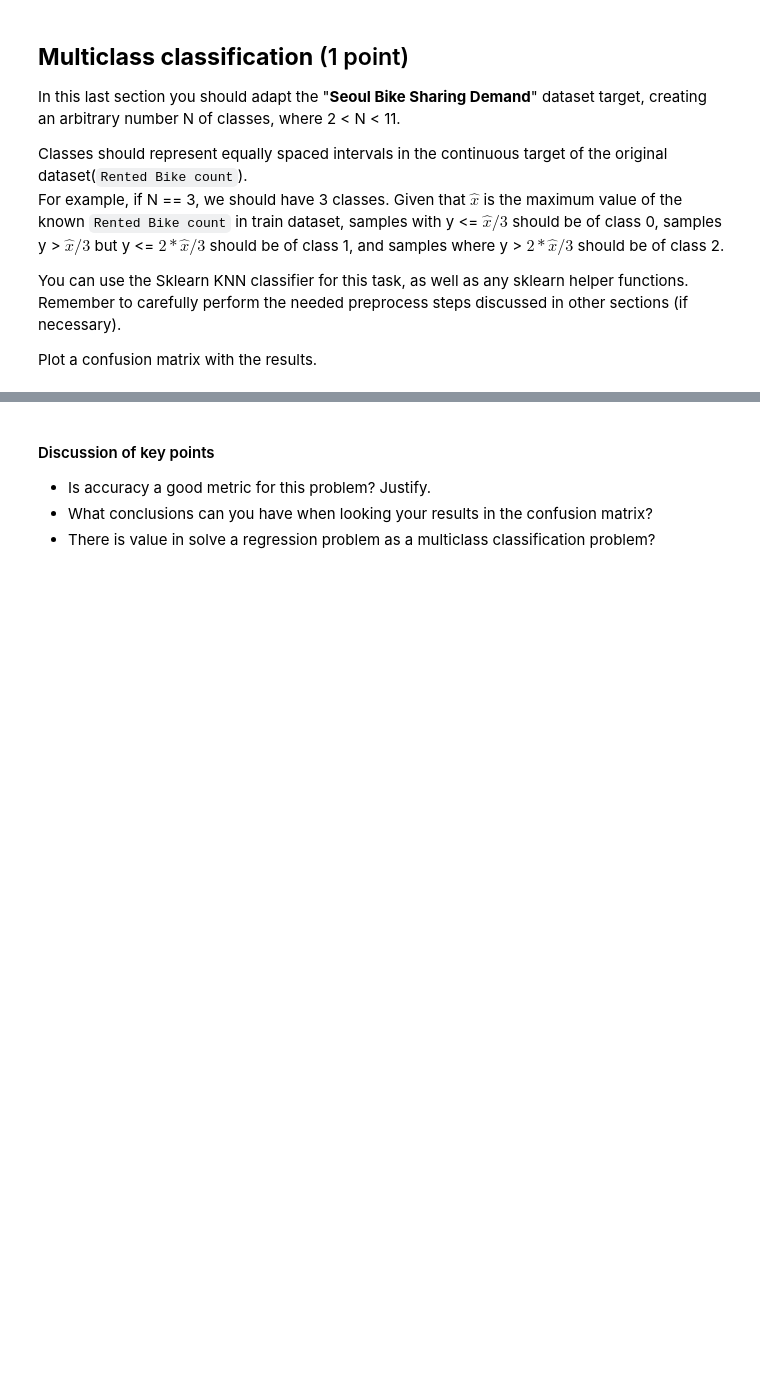
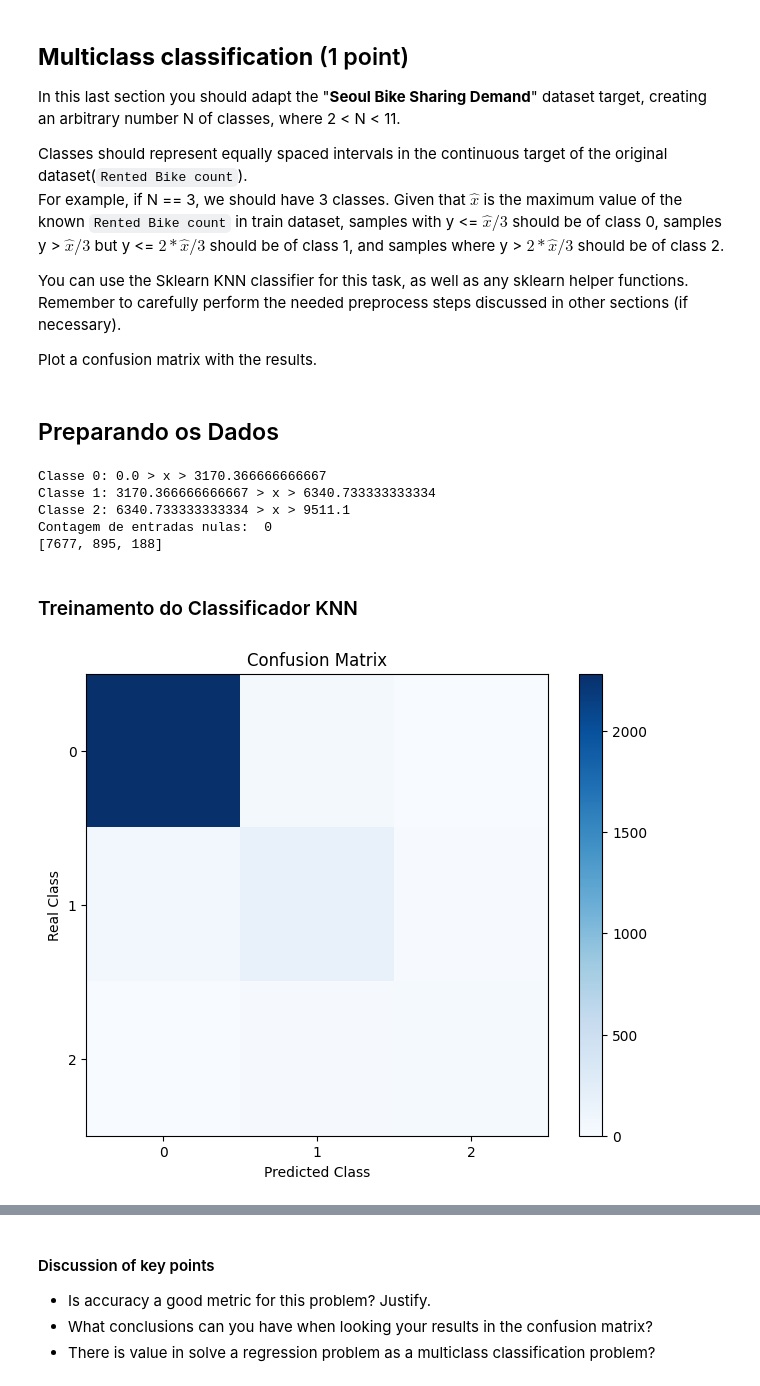
Before and after one commit to TheDeas343/MC886, a Jupyter notebook: Projects/P1/MC886_T1.ipynb, the cells around one changed output, grey strips where cells are left out. Saved outputs shown, nothing was run; the diff lists cells and outputs as text; code cells hidden in the pictures; blank space fills up the shorter version.

```diff
--- a/Projects/P1/MC886_T1.ipynb
+++ b/Projects/P1/MC886_T1.ipynb
@@ -917,3 +940,78 @@ For example, if N == 3, we should have 3 classes. Given that $\hat{x}$ is the ma
 You can use the Sklearn KNN classifier for this task, as well as any sklearn helper functions. Remember to carefully perform the needed preprocess steps discussed in other sections (if necessary).
 
 Plot a confusion matrix with the results.
+# %% [markdown]
+## Preparando os Dados
+# %%
+# Carregar o conjunto de dados novamente
+bike_data = pd.read_csv("SeoulBikeData.csv")
+
+# Dividir o conjunto de dados em features (X) e target (y)
+X = bike_data.drop(columns=['Rented Bike Count', 'Date'])
+y = bike_data['Rented Bike Count']
+# %%
+N = 3
+# %%
+# Separando o target (y) em N classes, de 0 a N - 1
+limites_classes= np.linspace(0, y.max()+0.1, N + 1)
+
+for i in range(N):
+    print("Classe {}: {} > x > {}".format(i, limites_classes[i],limites_classes[i+1]))
+
+y_classes = pd.cut(y, bins = limites_classes, labels=False, right=False)
+
+
+print("Contagem de entradas nulas: ", y_classes.isnull().sum())
+
+
+# Fazer a contagem da frequencia de cada classe por classe
+count = [0] * (N)
+
+for i in range(len(y)):
+    if not np.isnan(y_classes[i]):  # Verifica se o valor não é NaN
+        count[ int(y_classes[i])] += 1
+
+print(count)
+# %% [output]
+Classe 0: 0.0 > x > 3170.366666666667
+Classe 1: 3170.366666666667 > x > 6340.733333333334
+Classe 2: 6340.733333333334 > x > 9511.1
+Contagem de entradas nulas:  0
+[7677, 895, 188]
+# %%
+# Dividir os dados em conjuntos de treinamento e teste, com teste = 30% e treinamento = 70%
+X_train, X_test, y_train, y_test = train_test_split(X, y_classes, test_size=0.3, random_state=42)
+
+# Fazendo o tratamento de dados categóricos
+X_train = pd.get_dummies(X_train, columns=['Seasons', 'Holiday', 'Functioning Day'])
+X_test = pd.get_dummies(X_test, columns=['Seasons', 'Holiday', 'Functioning Day'])
+
+# Normalizando os dados
+scaler = StandardScaler()
+X_train = scaler.fit_transform(X_train)
+X_test = scaler.transform(X_test)
+# %% [markdown]
+### Treinamento do Classificador KNN
+# %%
+# Inicializar e treinar o classificador
+knn_classifier = KNeighborsClassifier()
+knn_classifier.fit(X_train, y_train)
+
+# Prever os resultados
+y_pred = knn_classifier.predict(X_test)
+# %%
+# Calcular a matriz
+conf_matrix = confusion_matrix(y_test, y_pred)
+
+# Plotar a matriz de confusão
+plt.figure(figsize=(8, 6))
+plt.imshow(conf_matrix, cmap='Blues', interpolation='nearest')
+plt.colorbar()
+plt.title('Confusion Matrix')
+plt.xlabel('Predicted Class')
+plt.ylabel('Real Class')
+plt.xticks(np.arange(N), labels=np.arange(N))
+plt.yticks(np.arange(N), labels=np.arange(N))
+plt.show()
+# %% [output]
+[figure, added]
```
Also changed, not shown: parts of 11 cells of this notebook.
